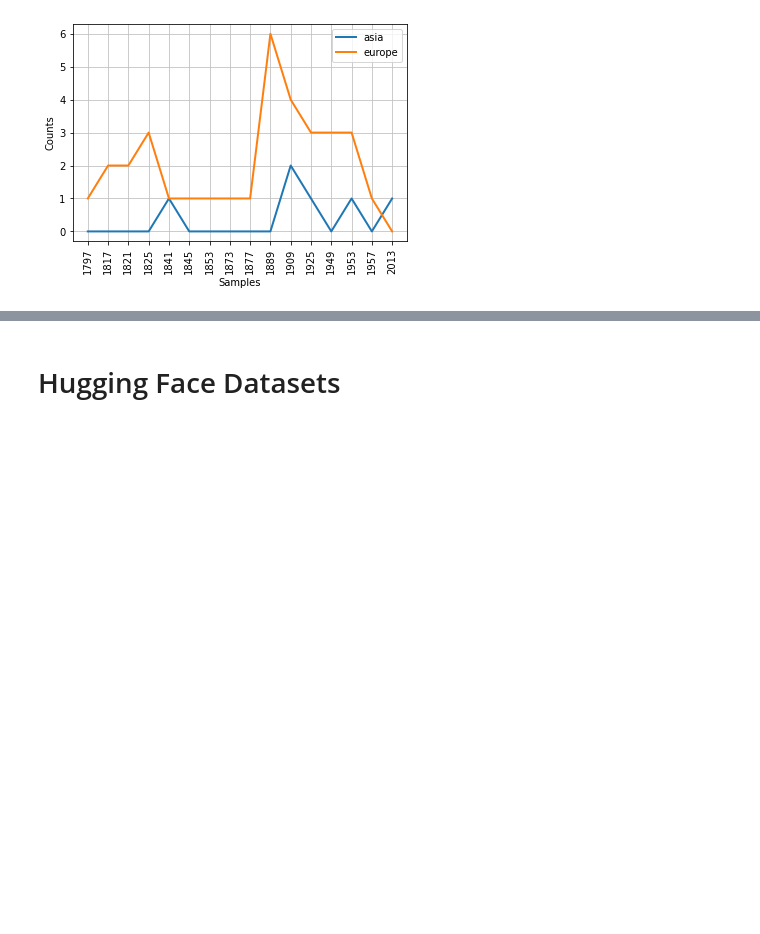
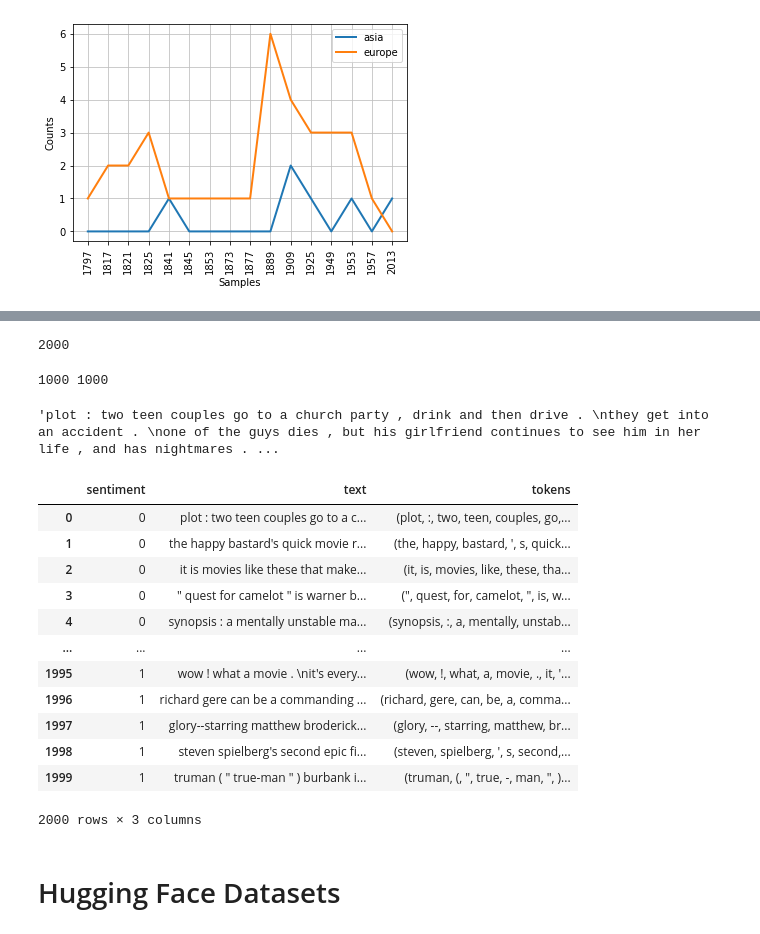
Before and after one commit to howard-haowen/NLP-demos, a Jupyter notebook: nlp_datasets.ipynb, the cells around one changed output, grey strips where cells are left out. Saved outputs shown, nothing was run; the diff lists cells and outputs as text; code cells hidden in the pictures; blank space fills up the shorter version.

```diff
--- a/nlp_datasets.ipynb
+++ b/nlp_datasets.ipynb
@@ -96,0 +155,3 @@ cfd.plot()
+# %%
+file_ids = movie_reviews.fileids()
+file_ids
@@ -97,3 +176,47 @@ cfd.plot()
+# %%
+len(file_ids)
+# %% [output]
+2000
+# %%
+neg_ids = [id for id in file_ids if id[:3] == 'neg']
+pos_ids = [id for id in file_ids if id[:3] == 'pos']
+print(len(neg_ids), len(pos_ids))
+# %% [output]
+1000 1000
+# %%
+movie_reviews.raw(file_ids[0])
+# %% [output]
+'plot : two teen couples go to a church party , drink and then drive . \nthey get into an accident . \none of the guys dies , but his girlfriend continues to see him in her life , and has nightmares . ...
+# %%
+def moviews2df(file_ids):
+    sentiments = [1 if id[:3] == 'pos' else 0 for id in file_ids]
+    texts = [movie_reviews.raw(id) for id in file_ids]
+    tokens = [movie_reviews.words(id) for id in file_ids]
+    df = pd.DataFrame(
+        {
+            "sentiment": sentiments,
+            "text": texts,
+            "tokens": tokens,
+        }
+    )
+    return df
+# %%
+movies = moviews2df(file_ids)
+movies
+# %% [output]
+|  | sentiment | text | tokens |
+| 0 | 0 | plot : two teen couples go to a c... | (plot, :, two, teen, couples, go,... |
+| 1 | 0 | the happy bastard's quick movie r... | (the, happy, bastard, ', s, quick... |
+| 2 | 0 | it is movies like these that make... | (it, is, movies, like, these, tha... |
+| 3 | 0 | " quest for camelot " is warner b... | (", quest, for, camelot, ", is, w... |
+| 4 | 0 | synopsis : a mentally unstable ma... | (synopsis, :, a, mentally, unstab... |
+| ... | ... | ... | ... |
+| 1995 | 1 | wow ! what a movie . \nit's every... | (wow, !, what, a, movie, ., it, '... |
+| 1996 | 1 | richard gere can be a commanding ... | (richard, gere, can, be, a, comma... |
+| 1997 | 1 | glory--starring matthew broderick... | (glory, --, starring, matthew, br... |
+| 1998 | 1 | steven spielberg's second epic fi... | (steven, spielberg, ', s, second,... |
+| 1999 | 1 | truman ( " true-man " ) burbank i... | (truman, (, ", true, -, man, ", )... |
+2000 rows × 3 columns
 # %% [markdown]
 # Hugging Face Datasets
 # %%
```
Also changed, not shown: parts of 9 cells of this notebook.
